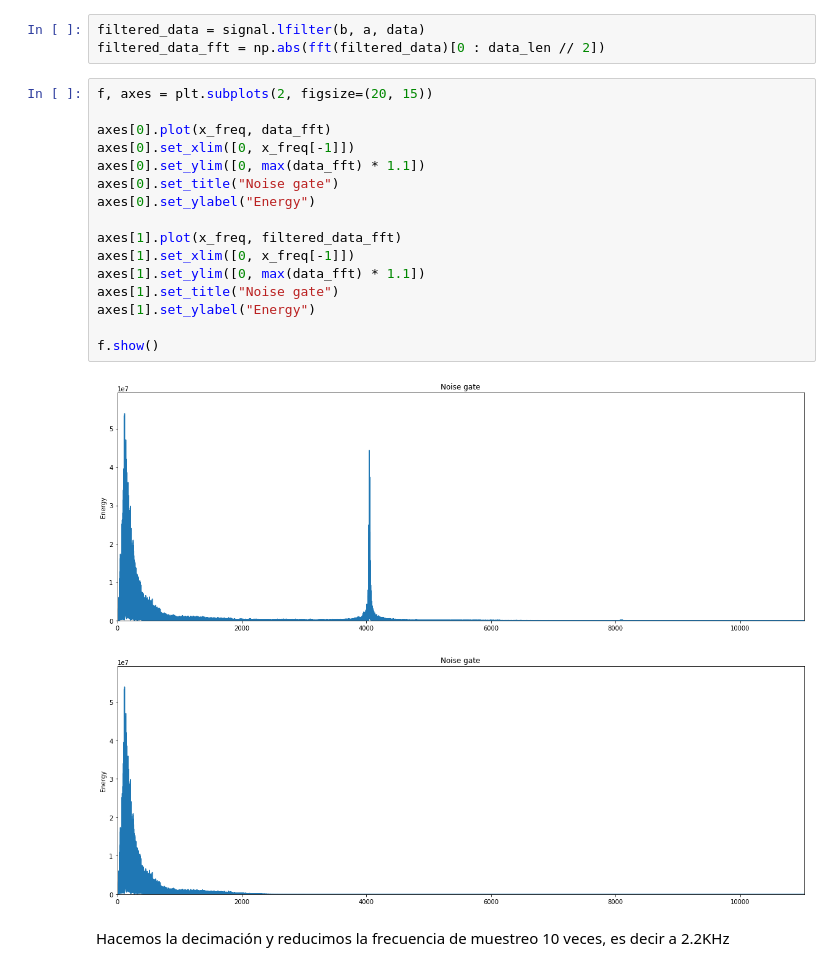
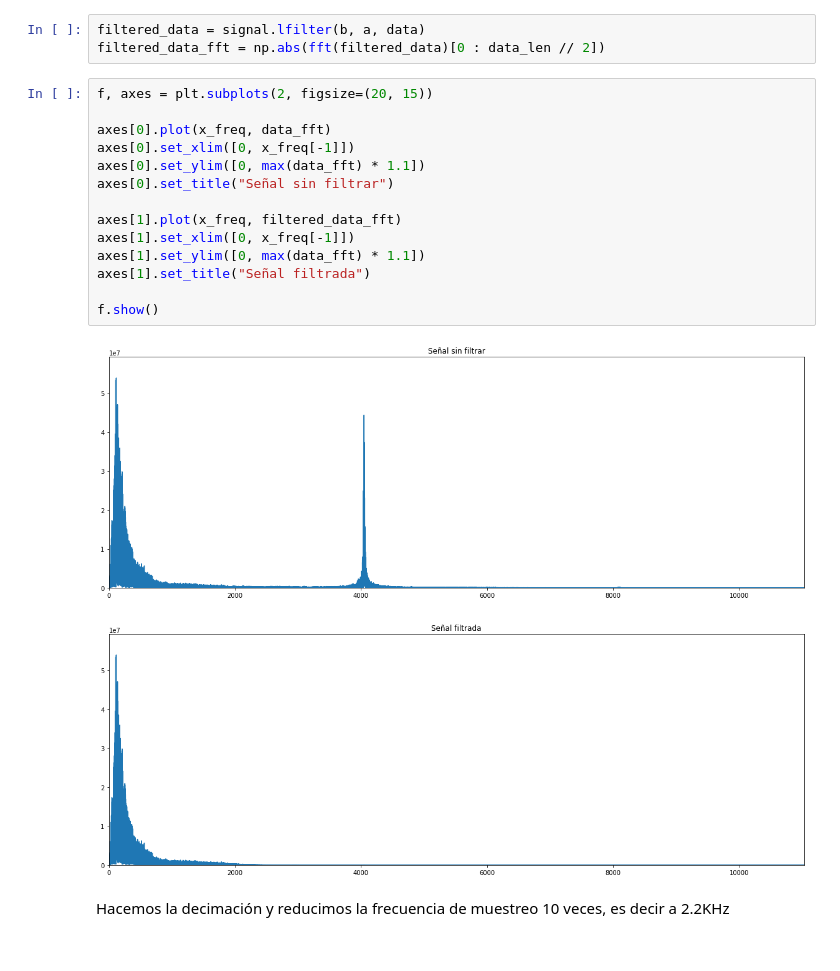
Before and after one commit to achurichi/CEIA, a Jupyter notebook: ia-embebida/signal-processing/signal-processing.ipynb, the cells around one changed output. Drawn from its saved outputs; the diff is of its cells as text.

```diff
--- a/ia-embebida/signal-processing/signal-processing.ipynb
+++ b/ia-embebida/signal-processing/signal-processing.ipynb
@@ -71,21 +69,19 @@ filtered_data_fft = np.abs(fft(filtered_data)[0 : data_len // 2])
 # %%
 f, axes = plt.subplots(2, figsize=(20, 15))
 
 axes[0].plot(x_freq, data_fft)
 axes[0].set_xlim([0, x_freq[-1]])
 axes[0].set_ylim([0, max(data_fft) * 1.1])
-axes[0].set_title("Noise gate")
-axes[0].set_ylabel("Energy")
+axes[0].set_title("Señal sin filtrar")
 
 axes[1].plot(x_freq, filtered_data_fft)
 axes[1].set_xlim([0, x_freq[-1]])
 axes[1].set_ylim([0, max(data_fft) * 1.1])
-axes[1].set_title("Noise gate")
-axes[1].set_ylabel("Energy")
+axes[1].set_title("Señal filtrada")
 
 f.show()
 # %% [output]
-[figure, old version]
+[figure, new version]
 # %% [markdown]
 Hacemos la decimación y reducimos la frecuencia de muestreo 10 veces, es decir a 2.2KHz
 # %%
```
Also changed, not shown: parts of 25 cells of this notebook, 1 other file.
